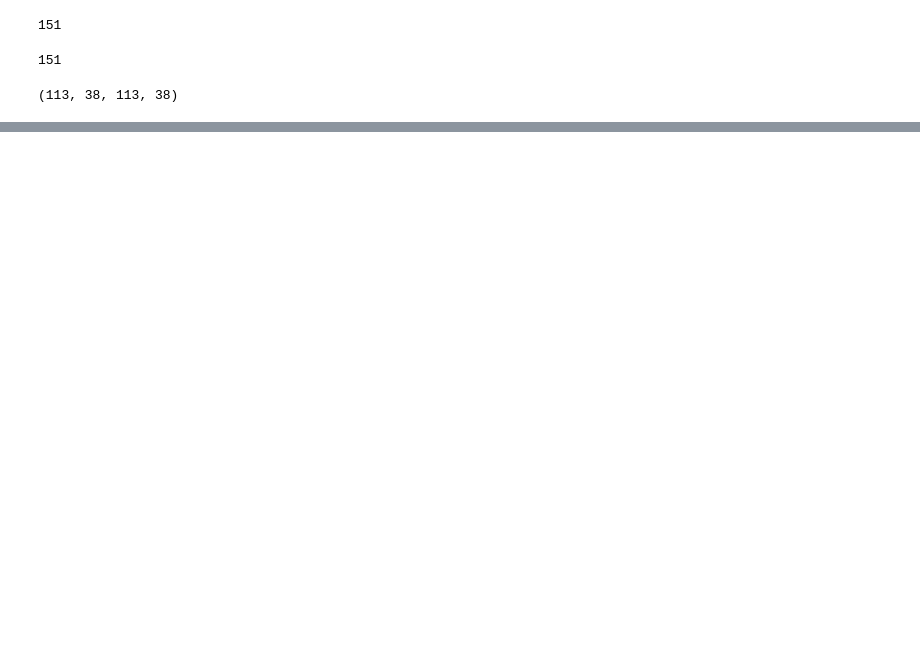
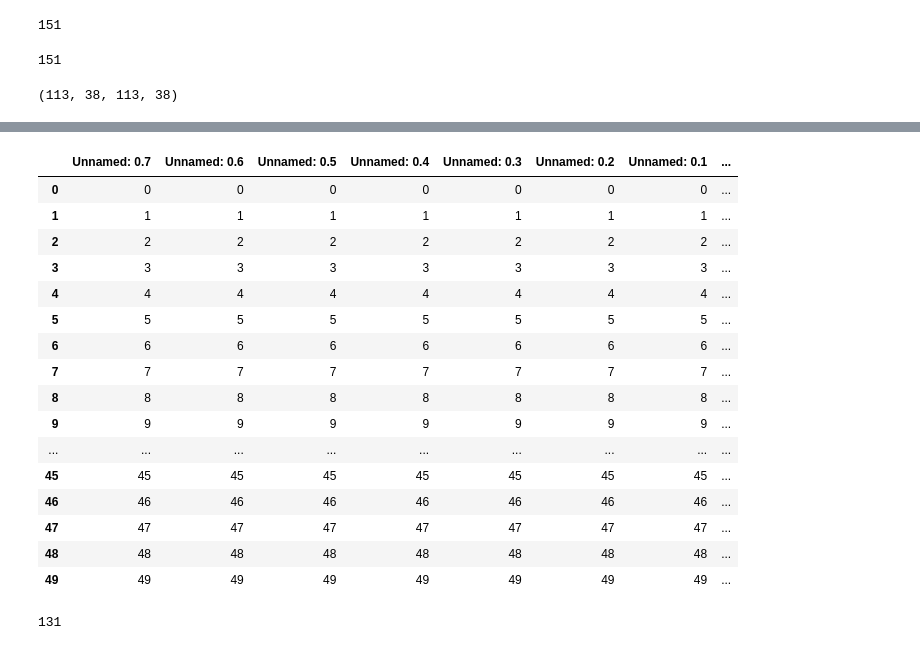
Before and after one commit to varadarajan-videoyantra/project_uproar, a Jupyter notebook: mel_spectrogram/Mel.ipynb, the cells around one changed output, grey strips where cells are left out. Saved outputs shown, nothing was run; the diff lists cells and outputs as text; code cells hidden in the pictures; blank space fills up the shorter version.

```diff
--- a/mel_spectrogram/Mel.ipynb
+++ b/mel_spectrogram/Mel.ipynb
@@ -129,7 +136,7 @@ actual_values = df['Output Category']
 # %%
 # Convert to numpy arrays and add a channel dimension
 mel_spectrograms = np.array(mel_spectrograms)
-# mel_spectrograms = mel_spectrograms[..., np.newaxis]  # Add channel dimension
+mel_spectrograms = mel_spectrograms[..., np.newaxis]  # Add channel dimension
 # %%
 mel_train, mel_test,  actual_train, actual_test = train_test_split(mel_spectrograms, actual_values,
                                                                     random_state=104,
@@ -186,0 +195,3 @@ model.evaluate(mel_test, actual_test)
+# %%
+prediction = model.predict(mel_spectrograms)
+prediction
@@ -186,0 +217,6 @@ model.evaluate(mel_test, actual_test)
+# %%
+predicted_values = np.argmax(prediction, axis=1)
+predicted_values
+# predicted_values.round()
+# predicted_values = predicted_values.astype(int)
+# predicted_values
@@ -186,0 +256,2 @@ model.evaluate(mel_test, actual_test)
+# %%
+df['Finalprediction'] = predicted_values
@@ -186,0 +278,24 @@ model.evaluate(mel_test, actual_test)
+# %%
+df.head(50)
+# %% [output]
+|  | Unnamed: 0.7 | Unnamed: 0.6 | Unnamed: 0.5 | Unnamed: 0.4 | Unnamed: 0.3 | Unnamed: 0.2 | Unnamed: 0.1 | ... |
+| 0 | 0 | 0 | 0 | 0 | 0 | 0 | 0 | ... |
+| 1 | 1 | 1 | 1 | 1 | 1 | 1 | 1 | ... |
+| 2 | 2 | 2 | 2 | 2 | 2 | 2 | 2 | ... |
+| 3 | 3 | 3 | 3 | 3 | 3 | 3 | 3 | ... |
+| 4 | 4 | 4 | 4 | 4 | 4 | 4 | 4 | ... |
+| 5 | 5 | 5 | 5 | 5 | 5 | 5 | 5 | ... |
+| 6 | 6 | 6 | 6 | 6 | 6 | 6 | 6 | ... |
+| 7 | 7 | 7 | 7 | 7 | 7 | 7 | 7 | ... |
+| 8 | 8 | 8 | 8 | 8 | 8 | 8 | 8 | ... |
+| 9 | 9 | 9 | 9 | 9 | 9 | 9 | 9 | ... |
+| ... | ... | ... | ... | ... | ... | ... | ... | ... |
+| 45 | 45 | 45 | 45 | 45 | 45 | 45 | 45 | ... |
+| 46 | 46 | 46 | 46 | 46 | 46 | 46 | 46 | ... |
+| 47 | 47 | 47 | 47 | 47 | 47 | 47 | 47 | ... |
+| 48 | 48 | 48 | 48 | 48 | 48 | 48 | 48 | ... |
+| 49 | 49 | 49 | 49 | 49 | 49 | 49 | 49 | ... |
+# %%
+np.sum(df['Output Category'] == df['Finalprediction'])
+# %% [output]
+131
```
Also changed, not shown: parts of 16 cells of this notebook, 3 other files.
